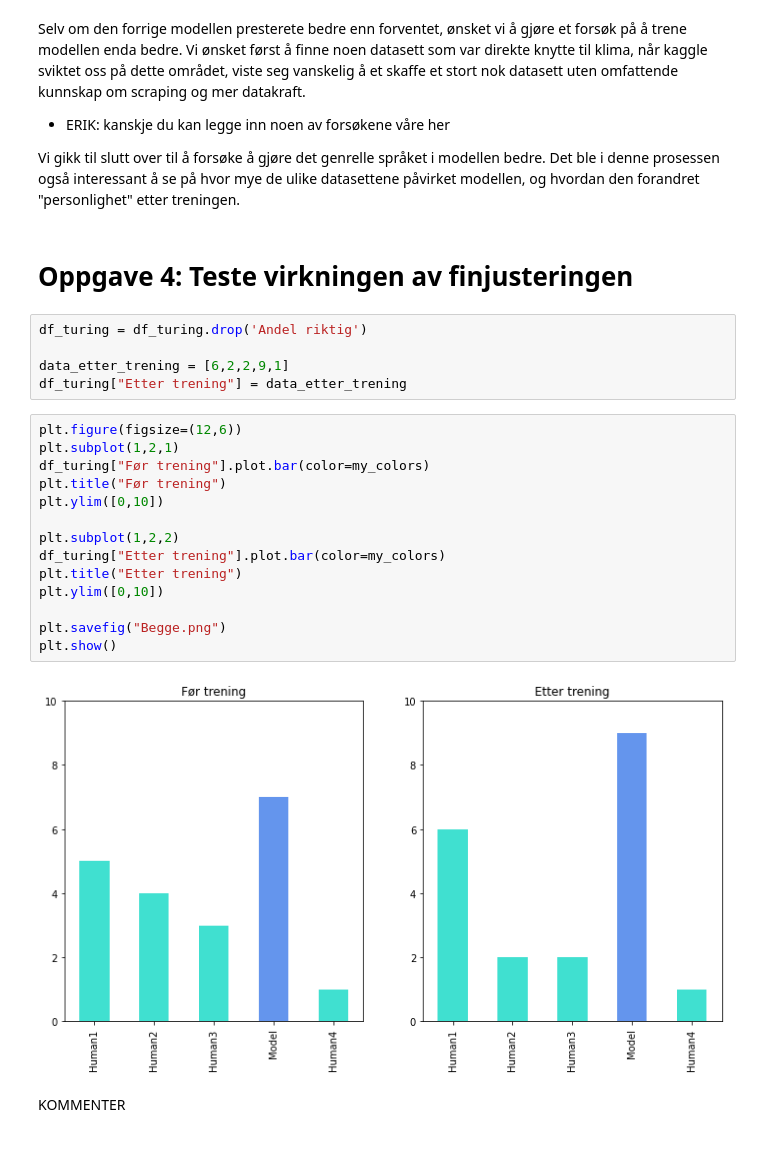
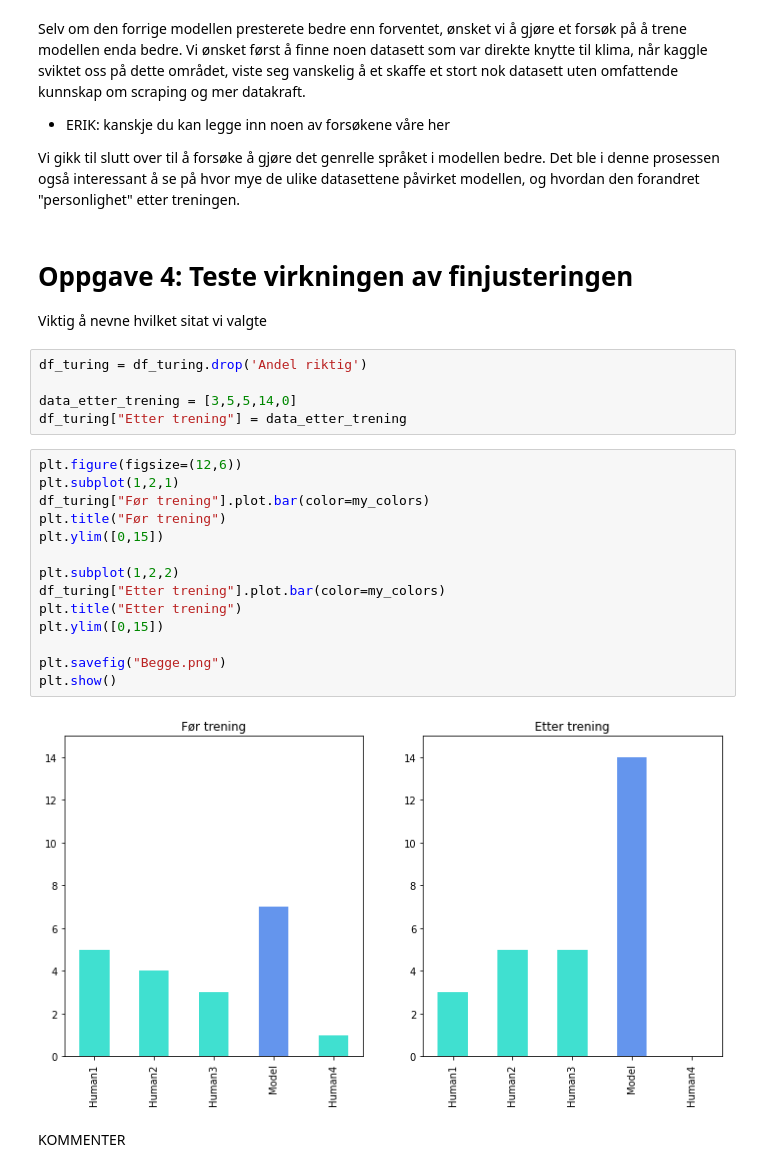
Before and after one commit to Annaaasen/GTP2, a Jupyter notebook: notebooks/001_apha.ipynb, the cells around one changed output. Drawn from its saved outputs; the diff is of its cells as text.

```diff
--- a/notebooks/001_apha.ipynb
+++ b/notebooks/001_apha.ipynb
@@ -51,27 +51,29 @@ Selv om den forrige modellen presterete bedre enn forventet, ønsket vi å gjør
 Vi gikk til slutt over til å forsøke å gjøre det genrelle språket i modellen bedre. Det ble i denne prosessen også interessant å se på hvor mye de ulike datasettene påvirket modellen, og hvordan den forandret "personlighet" etter treningen.
 # %% [markdown]
 # Oppgave 4: Teste virkningen av finjusteringen
+
+Viktig å nevne hvilket sitat vi valgte
 # %%
 df_turing = df_turing.drop('Andel riktig')
 
-data_etter_trening = [6,2,2,9,1]
+data_etter_trening = [3,5,5,14,0]
 df_turing["Etter trening"] = data_etter_trening
 # %%
 plt.figure(figsize=(12,6))
 plt.subplot(1,2,1)
 df_turing["Før trening"].plot.bar(color=my_colors)
 plt.title("Før trening")
-plt.ylim([0,10])
+plt.ylim([0,15])
 
 plt.subplot(1,2,2)
 df_turing["Etter trening"].plot.bar(color=my_colors)
 plt.title("Etter trening")
-plt.ylim([0,10])
+plt.ylim([0,15])
 
 plt.savefig("Begge.png")
 plt.show()
 # %% [output]
-[figure, old version]
+[figure, new version]
 # %% [markdown]
 KOMMENTER
 # %%
```
Also changed, not shown: parts of 2 cells of this notebook, 19 other files.
